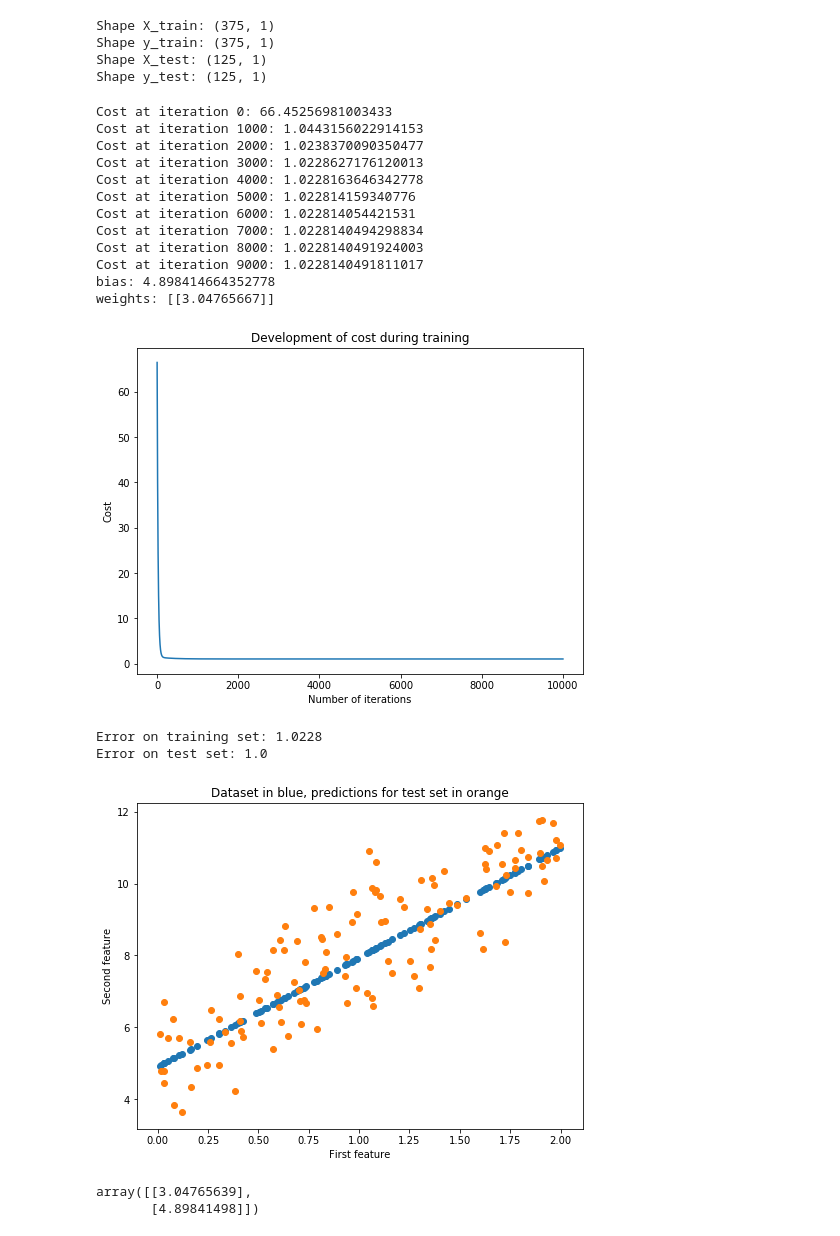
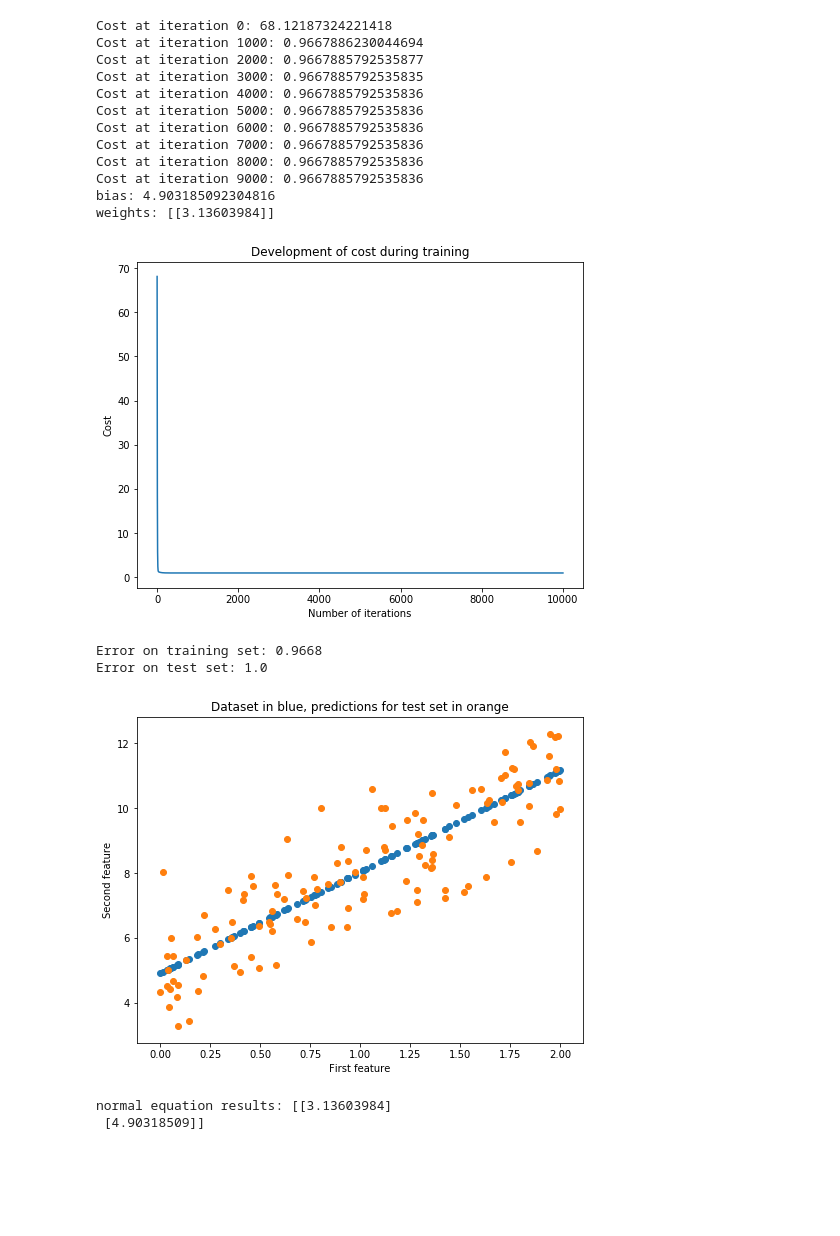
Before and after one commit to DehaoWang/ml_impl, a Jupyter notebook: Linear_Regression.ipynb, the cells around one changed output. Cells and saved outputs as stored; diff of their text form; code cells hidden in the pictures; blank space fills up the shorter version.

```diff
--- a/Linear_Regression.ipynb
+++ b/Linear_Regression.ipynb
@@ -21,16 +31,3 @@ plt.show()
-# %%
-# Split the data into a training and test set
-X_train, X_test, y_train, y_test = train_test_split(X, y)
-
-print(f'Shape X_train: {X_train.shape}')
-print(f'Shape y_train: {y_train.shape}')
-print(f'Shape X_test: {X_test.shape}')
-print(f'Shape y_test: {y_test.shape}')
-# %% [output]
-Shape X_train: (375, 1)
-Shape y_train: (375, 1)
-Shape X_test: (125, 1)
-Shape y_test: (125, 1)
 # %%
 class LinearRegression:
 
@@ -133,7 +129,7 @@ class LinearRegression:
         return self.weights
 # %%
 n_iters = 10000
-learning_rate = 0.01
+learning_rate = 0.05
 joiningWB = False
 lr = LinearRegression()
 if joiningWB:
@@ -149,51 +145,51 @@ plt.xlabel("Number of iterations")
 plt.ylabel("Cost")
 plt.show()
 
 n_samples, _ = X_train.shape
 n_samples_test, _ = X_test.shape
 if joiningWB:
     y_p_train = lr.predict_joiningWB(X_train)
     y_p_test = lr.predict_joiningWB(X_test)
 else:
     y_p_train = lr.predict(X_train)
     y_p_test = lr.predict(X_test)
 
 error_train =  (1 / n_samples) * np.sum((y_p_train - y_train) ** 2)
 error_test =  (1 / n_samples_test) * np.sum((y_p_test - y_test) ** 2)
 
 print(f"Error on training set: {np.round(error_train, 4)}")
 print(f"Error on test set: {np.round(error_test)}")
 
 # Plot the test predictions
 
 fig = plt.figure(figsize=(8,6))
 plt.title("Dataset in blue, predictions for test set in orange")
 # plt.scatter(X_train, y_train)
 plt.scatter(X_test, y_p_test)
 plt.scatter(X_test, y_test)
 plt.xlabel("First feature")
 plt.ylabel("Second feature")
 plt.show()
+
+# check normal equation
+ne_weights = lr.normal_equation(X_train, y_train)
+print('normal equation results:', ne_weights)
 # %% [output]
-Cost at iteration 0: 66.45256981003433
-Cost at iteration 1000: 1.0443156022914153
-Cost at iteration 2000: 1.0238370090350477
-Cost at iteration 3000: 1.0228627176120013
-Cost at iteration 4000: 1.0228163646342778
-Cost at iteration 5000: 1.022814159340776
-Cost at iteration 6000: 1.022814054421531
-Cost at iteration 7000: 1.0228140494298834
-Cost at iteration 8000: 1.0228140491924003
-Cost at iteration 9000: 1.0228140491811017
-bias: 4.898414664352778
-weights: [[3.04765667]]
+Cost at iteration 0: 68.12187324221418
+Cost at iteration 1000: 0.9667886230044694
+Cost at iteration 2000: 0.9667885792535877
+Cost at iteration 3000: 0.9667885792535835
+Cost at iteration 4000: 0.9667885792535836
+Cost at iteration 5000: 0.9667885792535836
+Cost at iteration 6000: 0.9667885792535836
+Cost at iteration 7000: 0.9667885792535836
+Cost at iteration 8000: 0.9667885792535836
+Cost at iteration 9000: 0.9667885792535836
+bias: 4.903185092304816
+weights: [[3.13603984]]
-[figure, old version]
+[figure, new version]
-Error on training set: 1.0228
+Error on training set: 0.9668
 Error on test set: 1.0
-[figure, old version]
+[figure, new version]
+normal equation results: [[3.13603984]
+ [4.90318509]]
-# %%
-ne_weights = lr.normal_equation(X_train, y_train)
-ne_weights
-# %% [output]
-array([[3.04765639],
-       [4.89841498]])
```
Also changed, not shown: parts of 3 cells of this notebook, 1 other file.
